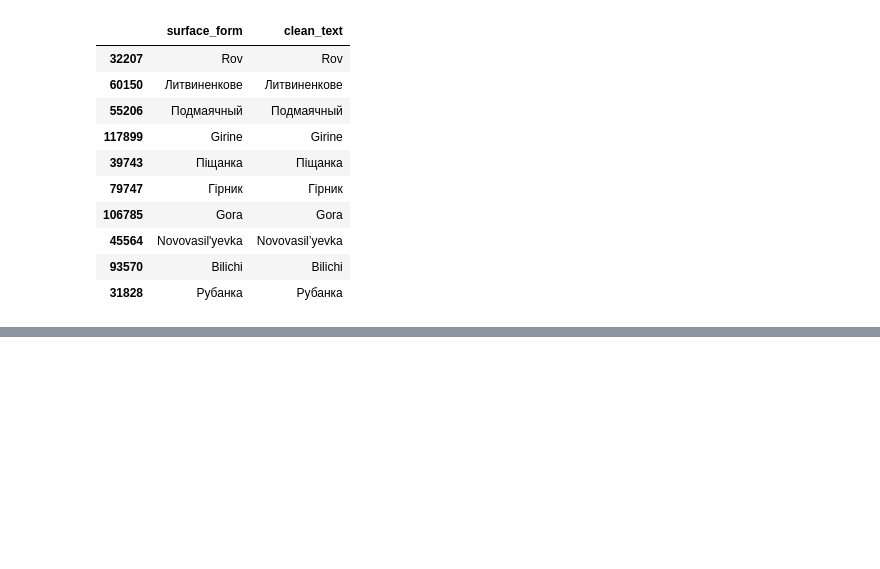
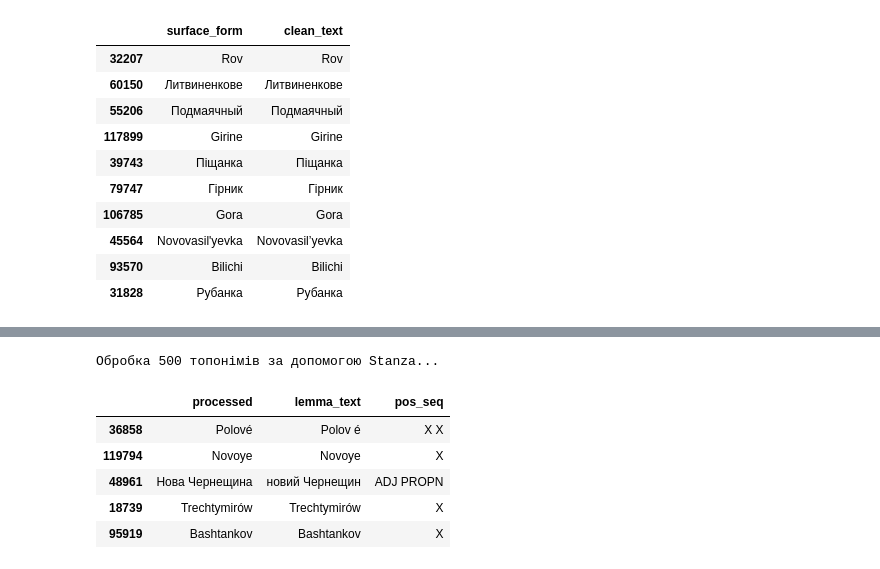
Before and after one commit to BohdanKozak/UA-Toponyms-Dataset-Creation, a Jupyter notebook: main.ipynb, the cells around one changed output, grey strips where cells are left out. Drawn from its saved outputs; the diff is of its cells as text; code cells hidden in the pictures; blank space fills up the shorter version.

```diff
--- a/main.ipynb
+++ b/main.ipynb
@@ -424,0 +499,18 @@ drive.mount('/content/drive')
+# %%
+import sys
+sys.path.append('/content/lab1_submission/src')
+import ling_features
+import importlib
+importlib.reload(ling_features)
+
+# Завантаження моделі
+ling_features.download_stanza_ua()
+
+# Тестовий запуск
+processor = ling_features.LingProcessor()
+test_text = "Чернігівська область, місто Ніжин"
+features = processor.extract_features(test_text)
+
+print(f"Original: {test_text}")
+print(f"Lemmas: {features['lemma_text']}")
+print(f"POS: {features['pos_seq']}")
@@ -424,0 +546,20 @@ drive.mount('/content/drive')
+# %%
+# 1. Додавання лінгвістичних ознак (на семплі для демонстрації)
+sample_size = 500
+df_lab3 = df_v2.sample(sample_size, random_state=42).copy()
+
+print(f"Обробка {sample_size} топонімів за допомогою Stanza...")
+results = df_lab3['processed'].apply(processor.extract_features)
+
+df_lab3['lemma_text'] = results.apply(lambda x: x['lemma_text'])
+df_lab3['pos_seq'] = results.apply(lambda x: x['pos_seq'])
+
+display(df_lab3[['processed', 'lemma_text', 'pos_seq']].head(5))
+# %% [output]
+Обробка 500 топонімів за допомогою Stanza...
+|  | processed | lemma_text | pos_seq |
+| 36858 | Polové | Polov é | X X |
+| 119794 | Novoye | Novoye | X |
+| 48961 | Нова Чернещина | новий Чернещин | ADJ PROPN |
+| 18739 | Trechtymirów | Trechtymirów | X |
+| 95919 | Bashtankov | Bashtankov | X |
```
Also changed, not shown: parts of 38 cells of this notebook, 3 other files.
